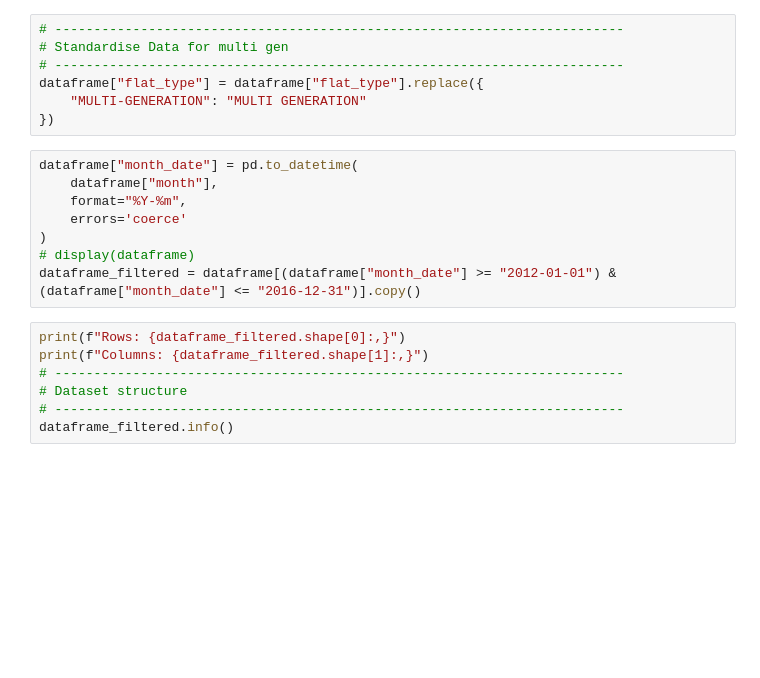
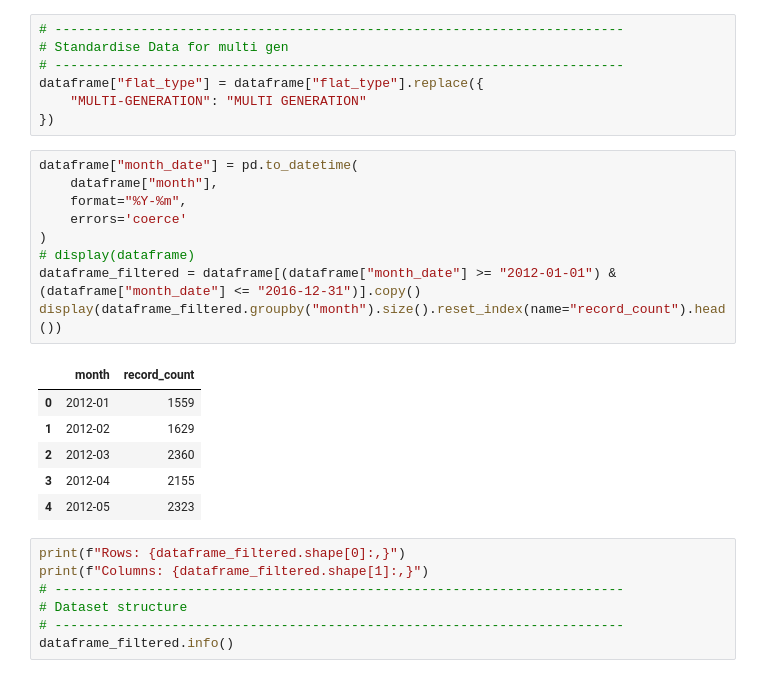
Before and after one commit to sepjc96/HDB_Assessment, a Jupyter notebook: Transformations.ipynb, the cells around one changed output. Cells and saved outputs as stored; diff of their text form; blank space fills up the shorter version.

```diff
--- a/Transformations.ipynb
+++ b/Transformations.ipynb
@@ -42,11 +44,19 @@ dataframe["flat_type"] = dataframe["flat_type"].replace({
 # %%
 dataframe["month_date"] = pd.to_datetime(
     dataframe["month"],
     format="%Y-%m",
     errors='coerce'
 )
 # display(dataframe)
 dataframe_filtered = dataframe[(dataframe["month_date"] >= "2012-01-01") & (dataframe["month_date"] <= "2016-12-31")].copy()
+display(dataframe_filtered.groupby("month").size().reset_index(name="record_count").head())
+# %% [output]
+|  | month | record_count |
+| 0 | 2012-01 | 1559 |
+| 1 | 2012-02 | 1629 |
+| 2 | 2012-03 | 2360 |
+| 3 | 2012-04 | 2155 |
+| 4 | 2012-05 | 2323 |
 # %%
 print(f"Rows: {dataframe_filtered.shape[0]:,}")
 print(f"Columns: {dataframe_filtered.shape[1]:,}")
```
Also changed, not shown: parts of 17 cells of this notebook.
